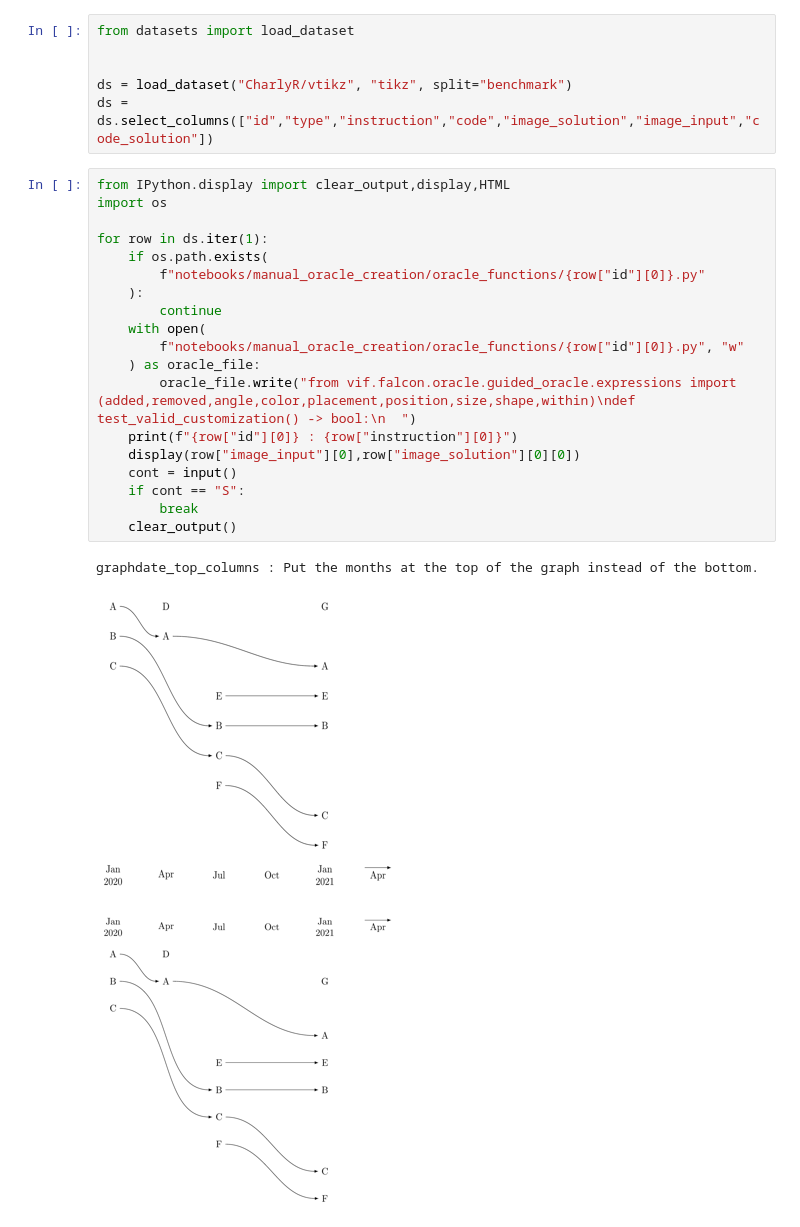
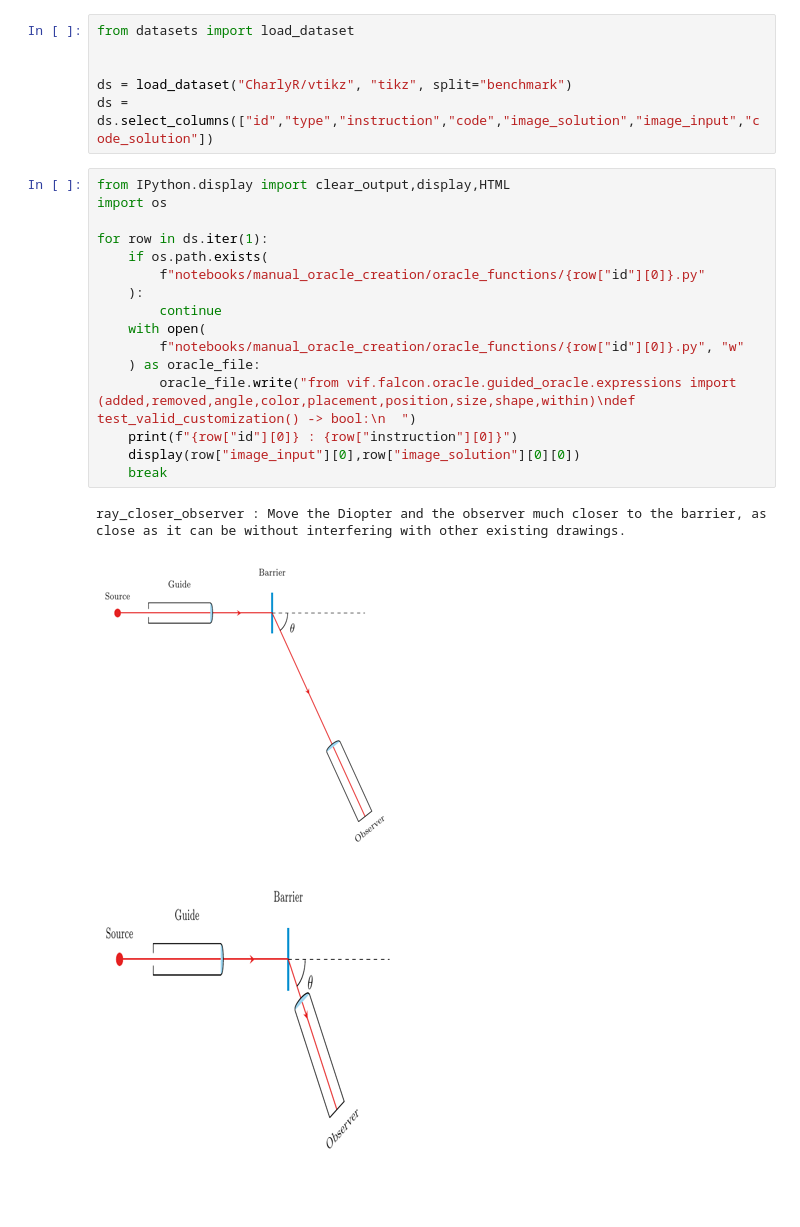
Before and after one commit to IV2C/VIFagent, a Jupyter notebook: notebooks/manual_oracle_creation/manual_oracle_creation.ipynb, the cells around one changed output. Cells and saved outputs as stored; diff of their text form; blank space fills up the shorter version.

```diff
--- a/notebooks/manual_oracle_creation/manual_oracle_creation.ipynb
+++ b/notebooks/manual_oracle_creation/manual_oracle_creation.ipynb
@@ -9,23 +9,20 @@ ds = ds.select_columns(["id","type","instruction","code","image_solution","image
 # %%
 from IPython.display import clear_output,display,HTML
 import os
 
 for row in ds.iter(1):
     if os.path.exists(
         f"notebooks/manual_oracle_creation/oracle_functions/{row["id"][0]}.py"
     ):
         continue
     with open(
         f"notebooks/manual_oracle_creation/oracle_functions/{row["id"][0]}.py", "w"
     ) as oracle_file:
         oracle_file.write("from vif.falcon.oracle.guided_oracle.expressions import (added,removed,angle,color,placement,position,size,shape,within)\ndef test_valid_customization() -> bool:\n  ")
     print(f"{row["id"][0]} : {row["instruction"][0]}")
     display(row["image_input"][0],row["image_solution"][0][0])
-    cont = input()
-    if cont == "S":
-        break
-    clear_output()
+    break
 # %% [output]
-graphdate_top_columns : Put the months at the top of the graph instead of the bottom.
+ray_closer_observer : Move the Diopter and the observer much closer to the barrier, as close as it can be without interfering with other existing drawings.
-[figure, old version]
+[figure, new version]
-[figure, old version]
+[figure, new version]
```
Also changed, not shown: 17 other files.
